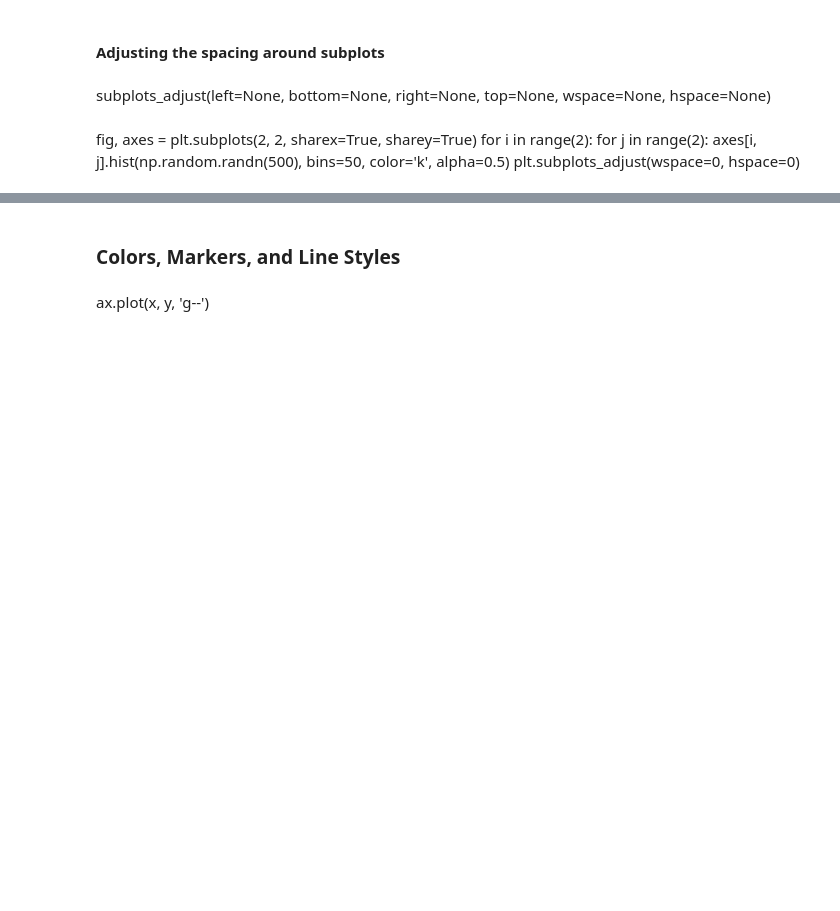
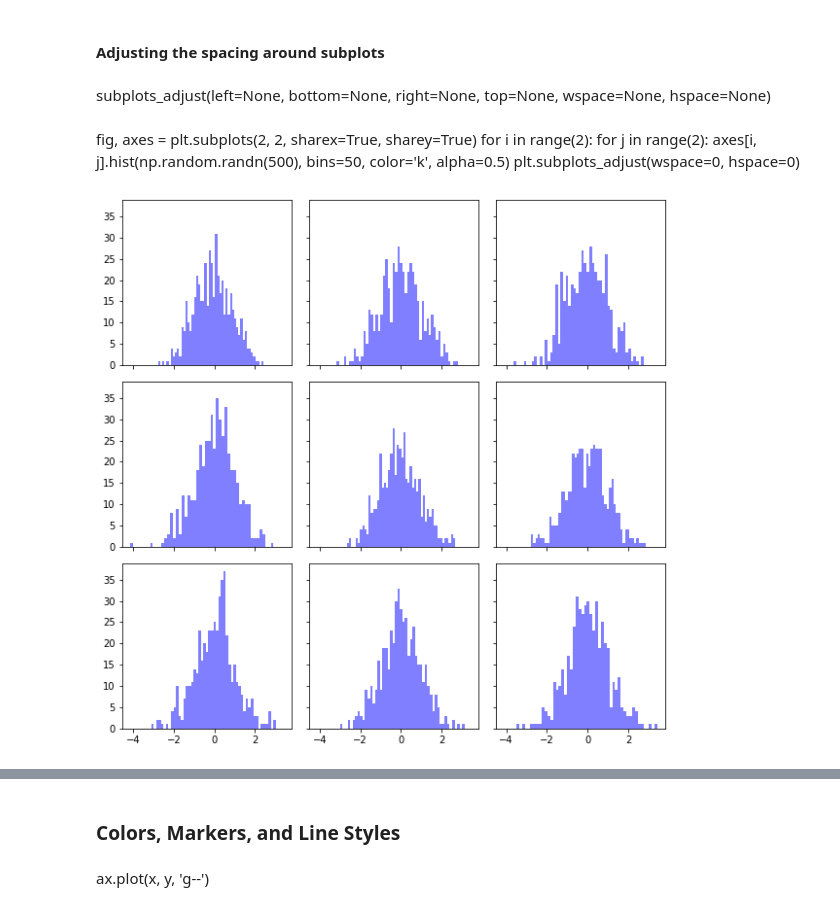
Before and after one commit to rhodapang/Python-for-data-analysis, a Jupyter notebook: Plotting and visualization-Chapter 9.ipynb, the cells around one changed output, grey strips where cells are left out. Saved outputs shown, nothing was run; the diff lists cells and outputs as text; code cells hidden in the pictures; blank space fills up the shorter version.

```diff
--- a/Plotting and visualization-Chapter 9.ipynb
+++ b/Plotting and visualization-Chapter 9.ipynb
@@ -74,3 +74,14 @@ for i in range(2):
     for j in range(2):
         axes[i, j].hist(np.random.randn(500), bins=50, color='k', alpha=0.5)
 plt.subplots_adjust(wspace=0, hspace=0)
+# %%
+fig, axes = plt.subplots(3,3, sharex = True, sharey= True)
+# change the figure size with subplots
+fig.set_figheight(10)
+fig.set_figwidth(10)
+for i in range(3):
+    for j in range(3):
+        axes[i,j].hist(np.random.randn(500),bins=50, color = 'blue',alpha = 0.5)
+plt.subplots_adjust(wspace =0.1, hspace =0.1)
+# %% [output]
+[figure, added]
```
Also changed, not shown: parts of 3 cells of this notebook.
